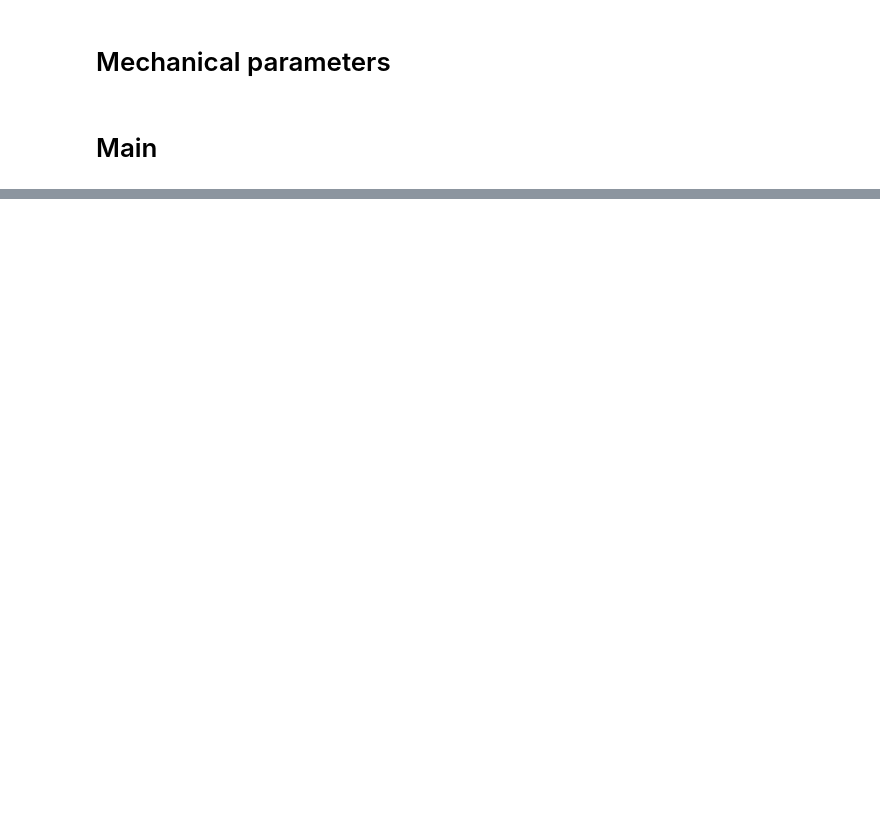
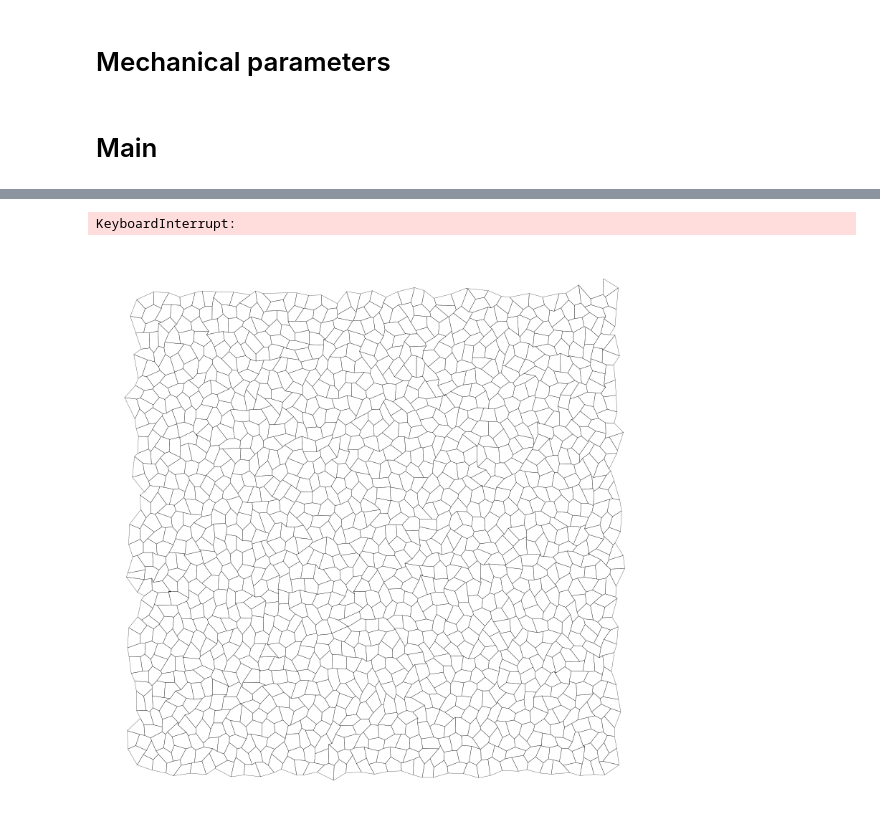
Before and after one commit to Pablo1990/vertexModel2D-Tyssue, a Jupyter notebook: main_colab.ipynb, the cells around one changed output, grey strips where cells are left out. Drawn from its saved outputs; the diff is of its cells as text; code cells hidden in the pictures; blank space fills up the shorter version.

```diff
--- a/main_colab.ipynb
+++ b/main_colab.ipynb
@@ -366,0 +457,8 @@ energyContributions_model.compute_energy(cellmap_init)
+# %%
+# Create a movie
+!rm -rf movie
+!mkdir -p movie
+create_frames(history_H, 'movie/', edge={'color':'black'})
+# %% [output]
+KeyboardInterrupt:
+[figure, added]
```
Also changed, not shown: parts of 6 cells of this notebook.
